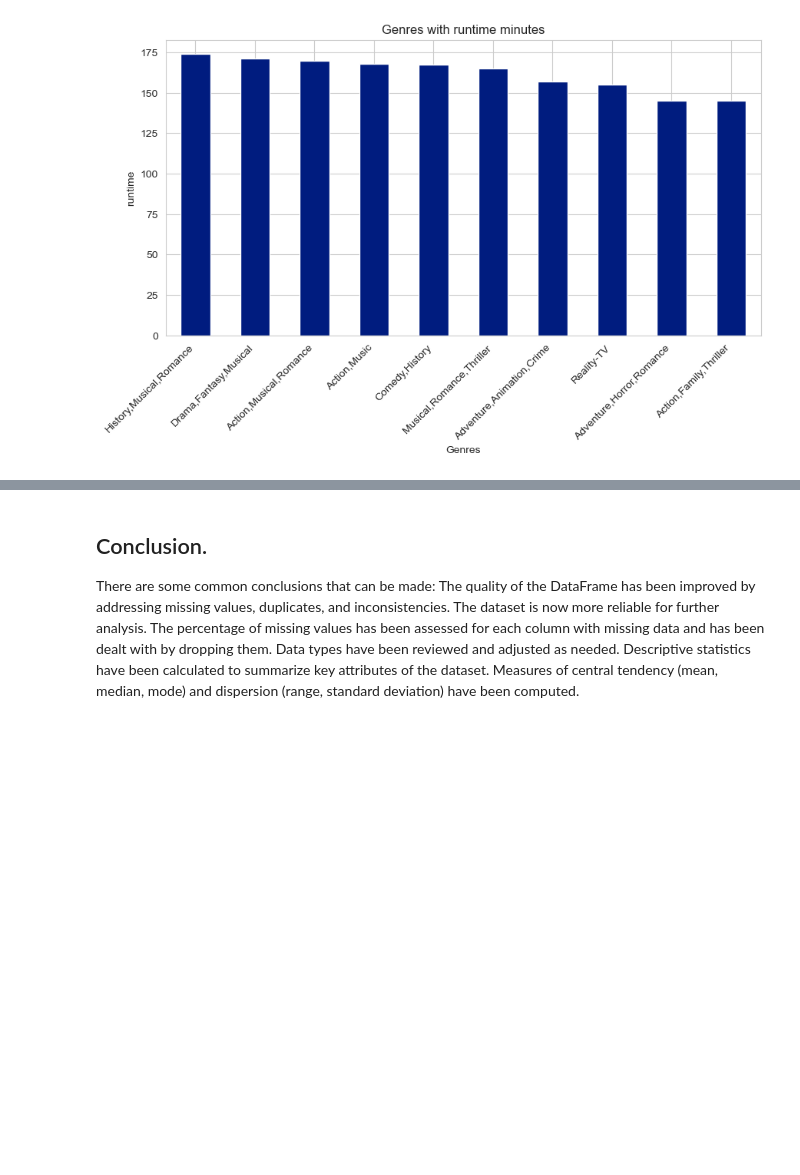
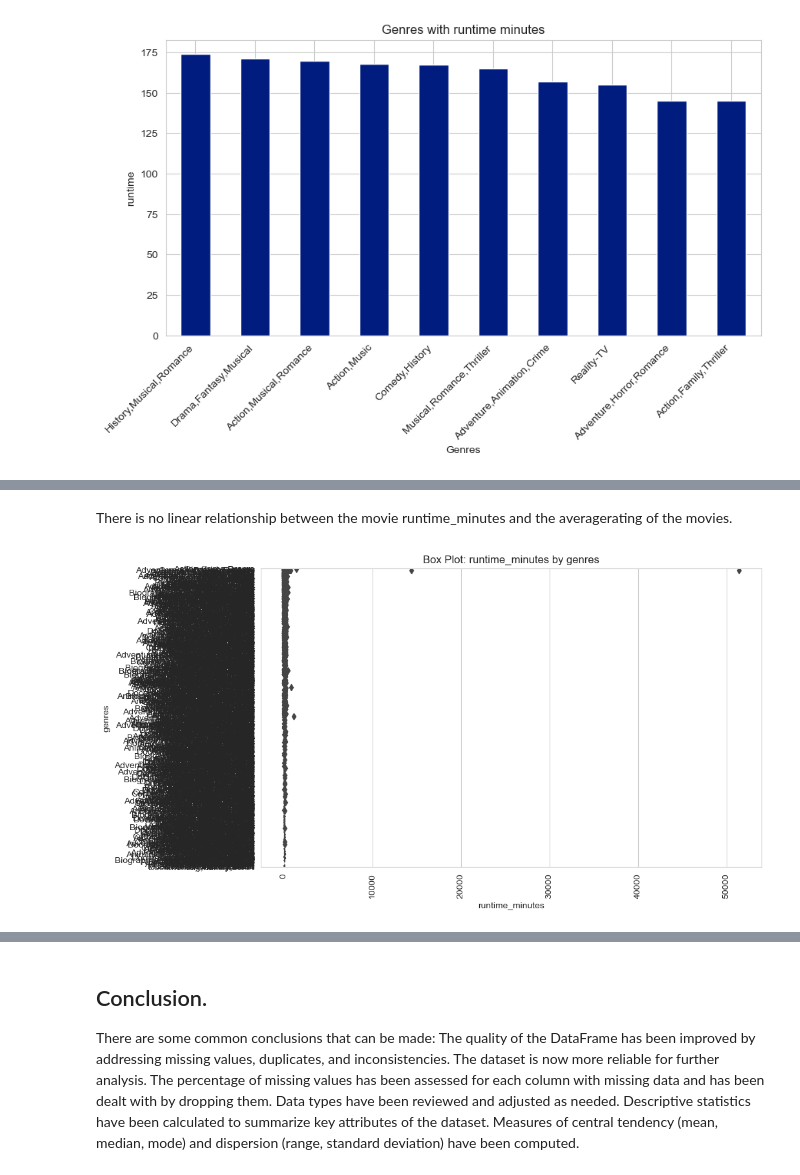
Before and after one commit to celiajoyomiah/dsc-phase-1-project-v2-4, a Jupyter notebook: student.ipynb, the cells around one changed output, grey strips where cells are left out. Saved outputs shown, nothing was run; the diff lists cells and outputs as text; code cells hidden in the pictures; blank space fills up the shorter version.

```diff
--- a/student.ipynb
+++ b/student.ipynb
@@ -583,0 +655,13 @@ plt.show()
+# %% [markdown]
+There is no linear relationship between the movie runtime_minutes and the averagerating of the movies.
+# %%
+# Box plot for runtime_minutes by genres
+plt.figure(figsize=(10, 6))
+sns.boxplot(data=IMDB, x='runtime_minutes', y='genres')
+plt.xlabel('runtime_minutes')
+plt.ylabel('genres')
+plt.title('Box Plot: runtime_minutes by genres')
+plt.xticks(rotation=90)
+plt.show()
+# %% [output]
+[figure, added]
```
Also changed, not shown: parts of 24 cells of this notebook.
